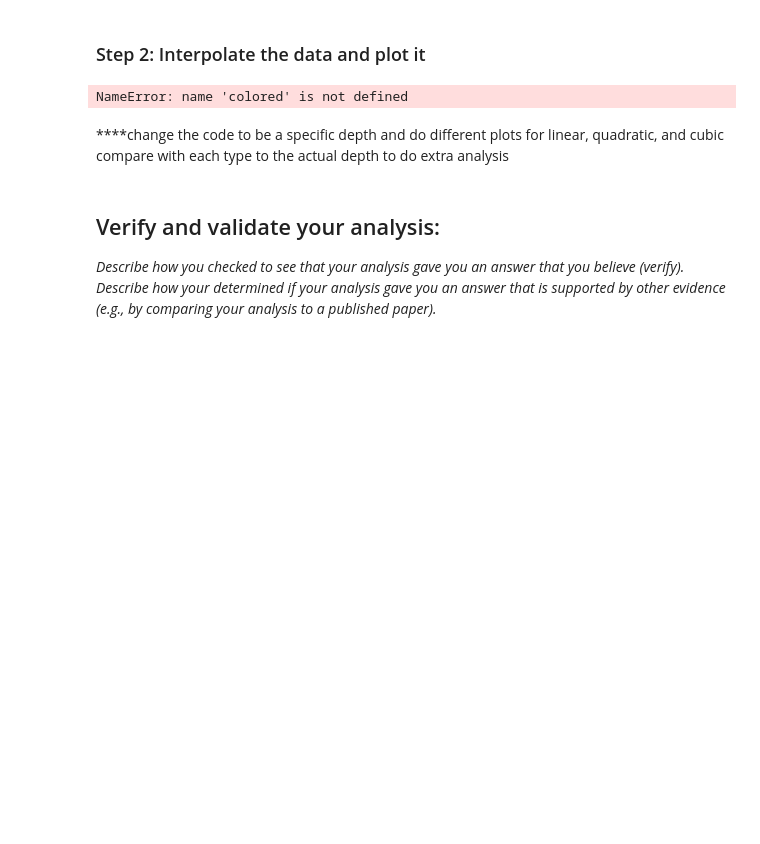
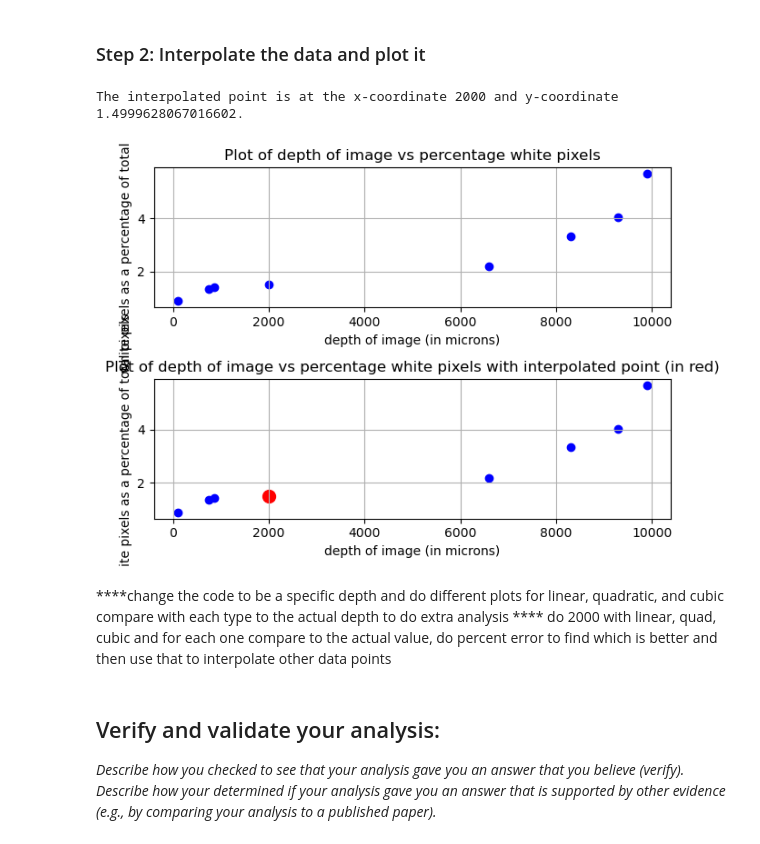
Before and after one commit to isabellaorlando1/Module-3-Fibrosis-imburgia_orlando, a Jupyter notebook: Module 3 Template.ipynb, the cells around one changed output. Drawn from its saved outputs; the diff is of its cells as text; code cells hidden in the pictures; blank space fills up the shorter version.

```diff
--- a/Module 3 Template.ipynb
+++ b/Module 3 Template.ipynb
@@ -143,8 +161,16 @@ Using the provided images of mouse lungs taken at different depths, the percenta
 # %% [markdown]
 ### Step 2: Interpolate the data and plot it
 # %%
-interpolate_depth = float(input(colored(
-     "Enter the depth at which you want to interpolate a point (in microns): ", "yellow")))
+from termcolor import colored
+import cv2
+import numpy as np
+import matplotlib.pyplot as plt
+from scipy.interpolate import interp1d
+import pandas as pd
+import time
+
+interpolate_depth = 2000
+
 
 x = depths
 y = white_percents
@@ -159,37 +185,39 @@ depths_i = depths[:]
 depths_i.append(interpolate_depth)
 white_percents_i = white_percents[:]
 white_percents_i.append(interpolate_point)
 
 
 # # make two plots: one that doesn't contain the interpolated point, just the data calculated from your images, and one that also contains the interpolated point (shown in red)
 fig, axs = plt.subplots(2, 1)
 
 axs[0].scatter(depths, white_percents, marker='o', linestyle='-', color='blue')
 axs[0].set_title('Plot of depth of image vs percentage white pixels')
 axs[0].set_xlabel('depth of image (in microns)')
 axs[0].set_ylabel('white pixels as a percentage of total pixels')
 axs[0].grid(True)
 
 
 axs[1].scatter(depths_i, white_percents_i, marker='o',
                 linestyle='-', color='blue')
 axs[1].set_title(
      'Plot of depth of image vs percentage white pixels with interpolated point (in red)')
 axs[1].set_xlabel('depth of image (in microns)')
 axs[1].set_ylabel('white pixels as a percentage of total pixels')
 axs[1].grid(True)
 axs[1].scatter(depths_i[len(depths_i)-1], white_percents_i[len(white_percents_i)-1],
                 color='red', s=100, label='Highlighted point')
 
 
 # # Adjust layout to prevent overlap
 plt.tight_layout()
 plt.show()
 # %% [output]
-NameError: name 'colored' is not defined
+The interpolated point is at the x-coordinate 2000 and y-coordinate 1.4999628067016602.
+[figure, added]
 # %% [markdown]
 ****change the code to be a specific depth and do different plots for linear, quadratic, and cubic
 compare with each type to the actual depth to do extra analysis
+**** do 2000 with linear, quad, cubic and for each one compare to the actual value, do percent error to find which is better and then use that to interpolate other data points
 # %% [markdown]
 ## Verify and validate your analysis:
 *Describe how you checked to see that your analysis gave you an answer that you believe (verify). Describe how your determined if your analysis gave you an answer that is supported by other evidence (e.g., by comparing your analysis to a published paper).*
```
Also changed, not shown: parts of 2 cells of this notebook.
